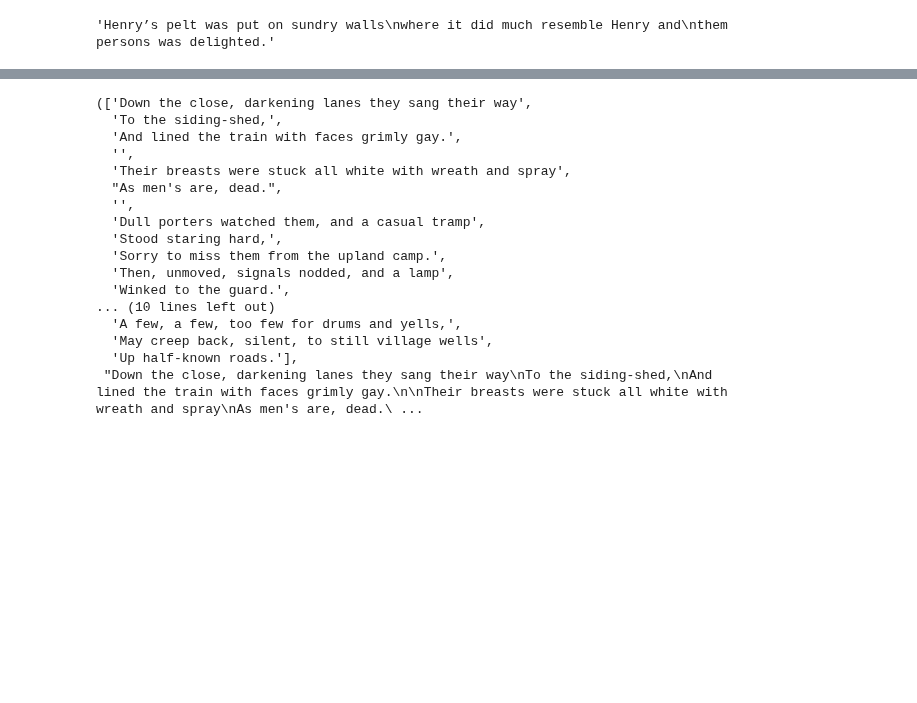
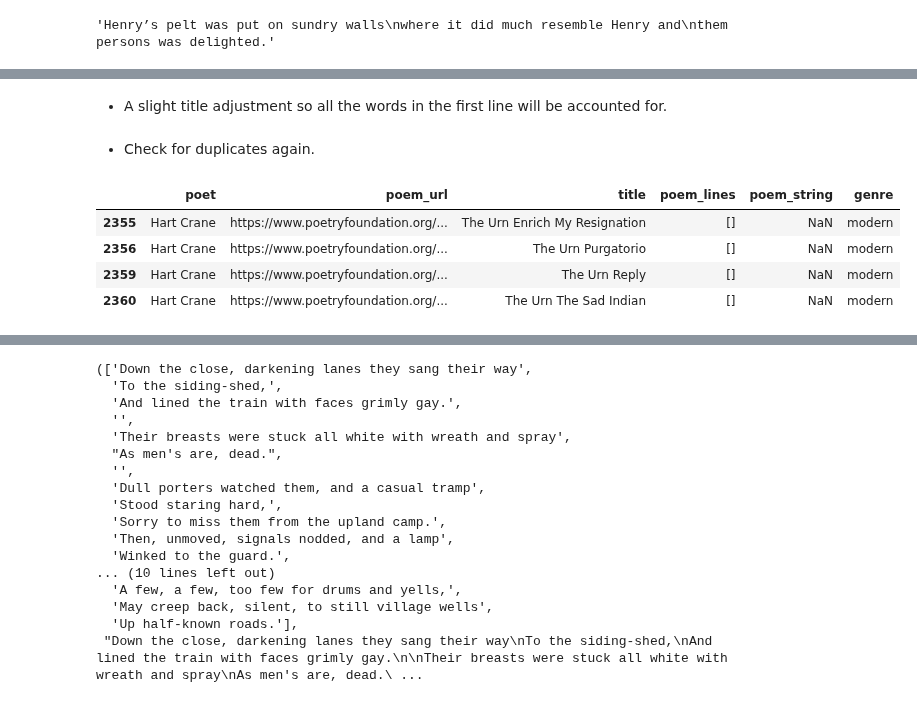
Before and after one commit to p-szymo/poetry_genre_classifier, a Jupyter notebook: 02_data_cleaning.ipynb, the cells around one changed output, grey strips where cells are left out. Cells and saved outputs as stored; diff of their text form; code cells hidden in the pictures; blank space fills up the shorter version.

```diff
--- a/02_data_cleaning.ipynb
+++ b/02_data_cleaning.ipynb
@@ -156,0 +147,2 @@ to_drop = [120, 250, 614, ]
+# %% [markdown]
+- A slight title adjustment so all the words in the first line will be accounted for.
@@ -156,0 +151,10 @@ to_drop = [120, 250, 614, ]
+# %% [markdown]
+- Check for duplicates again.
+# %%
+df[df.duplicated(subset=['poet', 'poem_string'], keep=False)]
+# %% [output]
+|  | poet | poem_url | title | poem_lines | poem_string | genre |
+| 2355 | Hart Crane | https://www.poetryfoundation.org/... | The Urn Enrich My Resignation | [] | NaN | modern |
+| 2356 | Hart Crane | https://www.poetryfoundation.org/... | The Urn Purgatorio | [] | NaN | modern |
+| 2359 | Hart Crane | https://www.poetryfoundation.org/... | The Urn Reply | [] | NaN | modern |
+| 2360 | Hart Crane | https://www.poetryfoundation.org/... | The Urn The Sad Indian | [] | NaN | modern |
```
Also changed, not shown: parts of 16 cells of this notebook.
